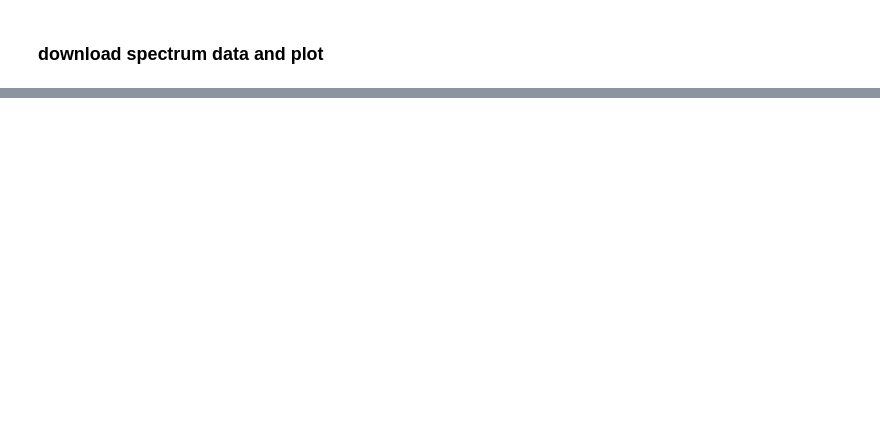
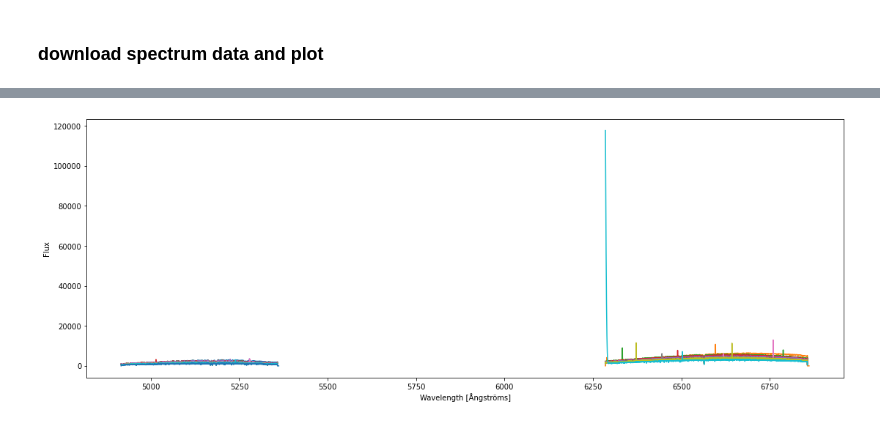
Before and after one commit to fandongwei/pylamost, a Jupyter notebook: pylamost-test.ipynb, the cells around one changed output, grey strips where cells are left out. Cells and saved outputs as stored; diff of their text form; code cells hidden in the pictures; blank space fills up the shorter version.

```diff
--- a/pylamost-test.ipynb
+++ b/pylamost-test.ipynb
@@ -132,0 +358,5 @@ lm.downloadAndPlotSpectrum('353301007')
+# %%
+#download and plot medium resolution spectrum
+lm.downloadAndPlotMRSSpectrum('588902003')
+# %% [output]
+[figure, added]
```
Also changed, not shown: parts of 25 cells of this notebook, 3 other files.
